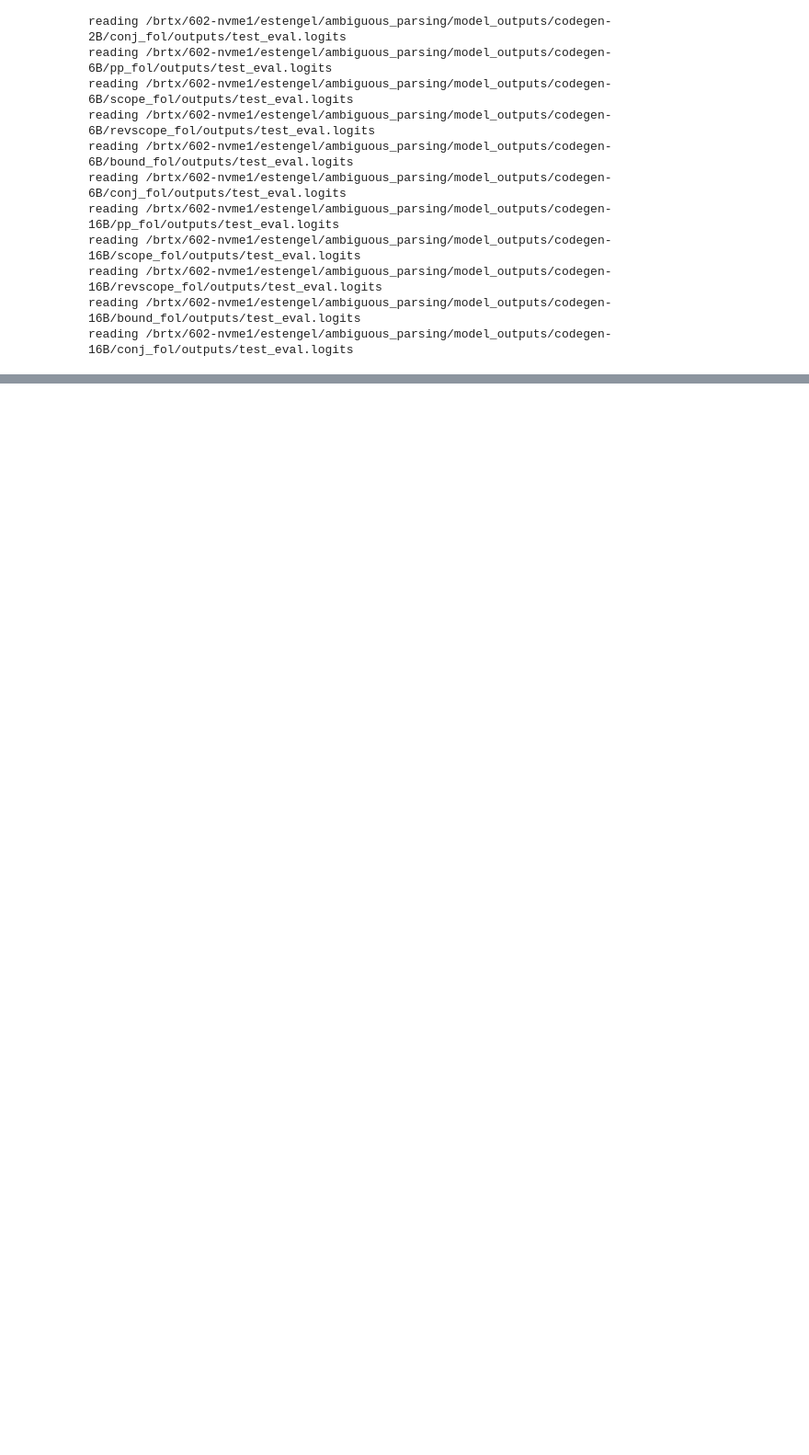
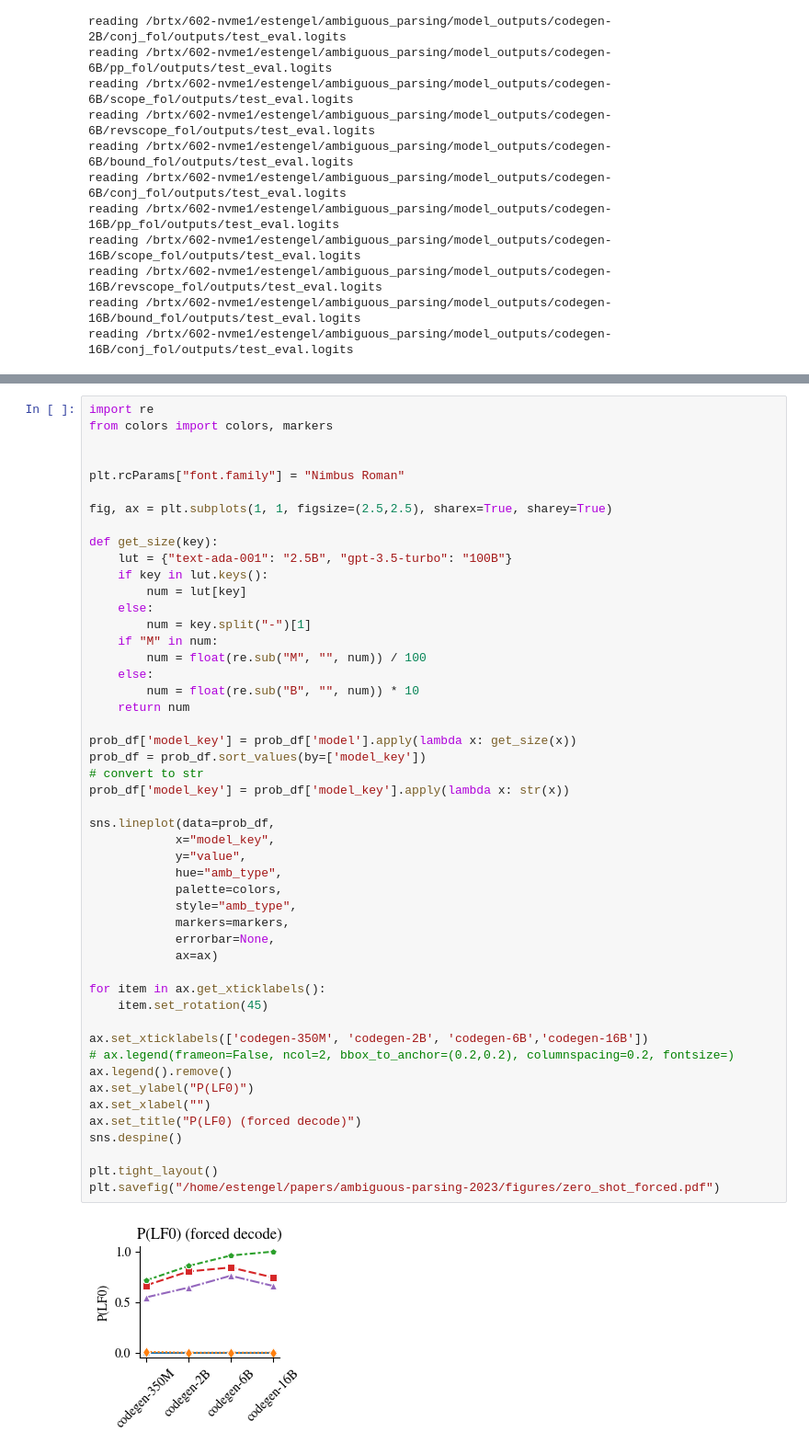
Before and after one commit to esteng/ambiguous_parsing, a Jupyter notebook: src/ambiguous_parsing/analysis/zero_shot_forced.ipynb, the cells around one changed output, grey strips where cells are left out. Shown: that part at 92% size. Saved outputs shown, nothing was run; the diff lists cells and outputs as text; blank space fills up the shorter version.

```diff
--- a/src/ambiguous_parsing/analysis/zero_shot_forced.ipynb
+++ b/src/ambiguous_parsing/analysis/zero_shot_forced.ipynb
@@ -106,0 +99,51 @@ array([0.56487673, 0.99919729, 0.98572448, 0.94531169, 0.71446648,
+# %%
+import re
+from colors import colors, markers
+
+
+plt.rcParams["font.family"] = "Nimbus Roman"
+
+fig, ax = plt.subplots(1, 1, figsize=(2.5,2.5), sharex=True, sharey=True)
+
+def get_size(key):
+    lut = {"text-ada-001": "2.5B", "gpt-3.5-turbo": "100B"}
+    if key in lut.keys():
+        num = lut[key]
+    else:
+        num = key.split("-")[1]
+    if "M" in num:
+        num = float(re.sub("M", "", num)) / 100
+    else:
+        num = float(re.sub("B", "", num)) * 10
+    return num
+
+prob_df['model_key'] = prob_df['model'].apply(lambda x: get_size(x))
+prob_df = prob_df.sort_values(by=['model_key'])
+# convert to str
+prob_df['model_key'] = prob_df['model_key'].apply(lambda x: str(x))
+
+sns.lineplot(data=prob_df,
+            x="model_key",
+            y="value",
+            hue="amb_type",
+            palette=colors,
+            style="amb_type",
+            markers=markers,
+            errorbar=None,
+            ax=ax)
+
+for item in ax.get_xticklabels():
+    item.set_rotation(45)
+
+ax.set_xticklabels(['codegen-350M', 'codegen-2B', 'codegen-6B','codegen-16B'])
+# ax.legend(frameon=False, ncol=2, bbox_to_anchor=(0.2,0.2), columnspacing=0.2, fontsize=)
+ax.legend().remove()
+ax.set_ylabel("P(LF0)")
+ax.set_xlabel("")
+ax.set_title("P(LF0) (forced decode)")
+sns.despine()
+
+plt.tight_layout()
+plt.savefig("/home/estengel/papers/ambiguous-parsing-2023/figures/zero_shot_forced.pdf")
+# %% [output]
+[figure, added]
```
Also changed, not shown: parts of 2 cells of this notebook, 9 other files.
